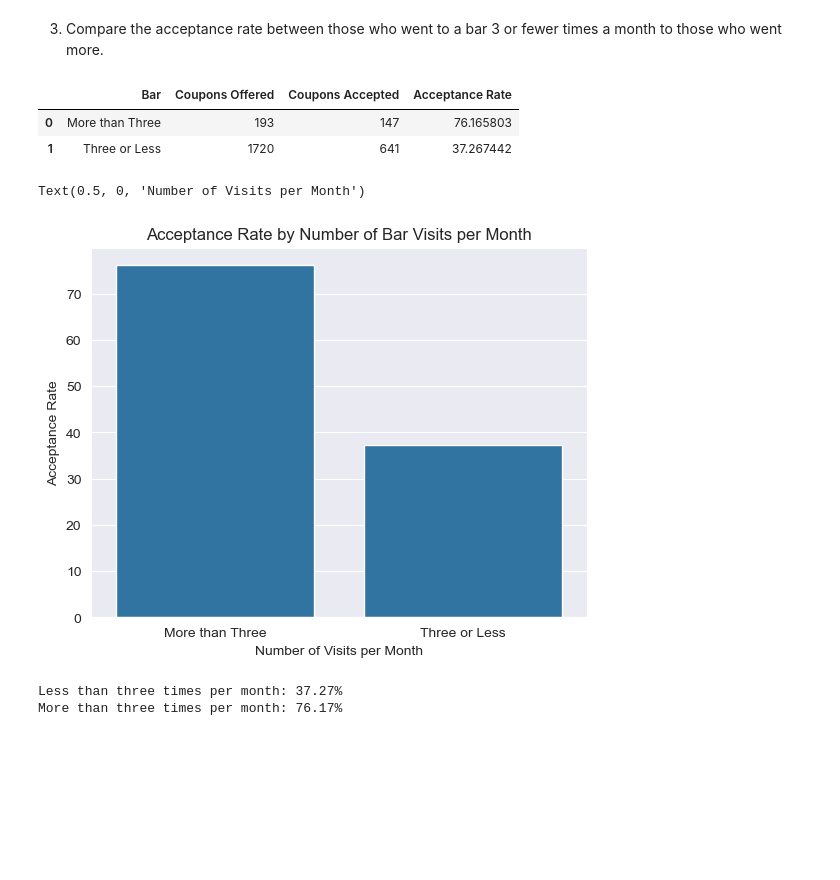
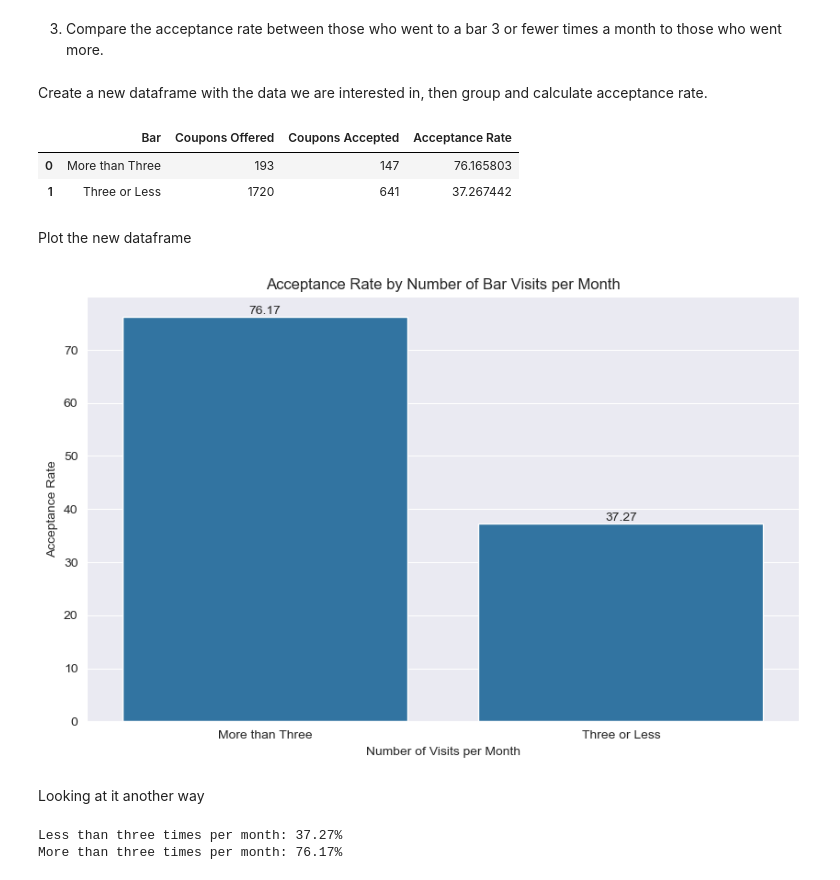
Before and after one commit to stephen-scheiman/final_assignment_5.1, a Jupyter notebook: prompt.ipynb, the cells around one changed output. Cells and saved outputs as stored; diff of their text form; code cells hidden in the pictures; blank space fills up the shorter version.

```diff
--- a/prompt.ipynb
+++ b/prompt.ipynb
@@ -202,27 +197,38 @@ Bar coupons accepted: 41.19%
 Customers accepted Bar specific coupons at a rate of 41.19%. We get that ratio by dividing the number of customers who accepted a Bar coupon by the total number of bar coupons offered.
 # %% [markdown]
 3. Compare the acceptance rate between those who went to a bar 3 or fewer times a month to those who went more.
+# %% [markdown]
+Create a new dataframe with the data we are interested in, then group and calculate acceptance rate.
 # %%
-bar_patrons = bar_df[['Bar','Y']]
-bar_patrons.loc[bar_df['Bar'].isin(['never','less1','1~3']),'Bar'] = "Three or Less"
-bar_patrons.loc[bar_df['Bar'].isin(['4~8','gt8']),'Bar'] = "More than Three"
-bar_patrons = bar_patrons.groupby('Bar').agg({'Bar':'size','Y':'sum'})
-bar_patrons.rename(columns={'Bar':'Coupons Offered','Y':'Coupons Accepted'},inplace=True)
+bar_df1 = bar_df[['Bar', 'Y']].copy() #create a new df from two columns of bar_df
+bar_df1.loc[bar_df['Bar'].isin(['never', 'less1', '1~3']), 'Bar'] = "Three or Less" #group the five categories into two
+bar_df1.loc[bar_df['Bar'].isin(['4~8', 'gt8']), 'Bar'] = "More than Three"
+bar_df1 = bar_df1.groupby('Bar').agg({'Bar': 'size', 'Y': 'sum'}) #group with agg on Bar and Y
+bar_df1.rename(columns={'Bar': 'Coupons Offered', 'Y': 'Coupons Accepted'}, inplace=True) #rename to make more sense
 
-bar_patrons['Acceptance Rate'] = bar_patrons['Coupons Accepted'] / bar_patrons['Coupons Offered'] * 100
-bar_patrons = bar_patrons.reset_index()
-bar_patrons
+bar_df1['Acceptance Rate'] = bar_df1['Coupons Accepted'] / bar_df1['Coupons Offered'] * 100 #maths
+bar_df1 = bar_df1.reset_index()
+bar_df1
 # %% [output]
 |  | Bar | Coupons Offered | Coupons Accepted | Acceptance Rate |
 | 0 | More than Three | 193 | 147 | 76.165803 |
 | 1 | Three or Less | 1720 | 641 | 37.267442 |
+# %% [markdown]
+Plot the new dataframe
 # %%
-sns.barplot(bar_patrons,x='Bar',y='Acceptance Rate')
+plt.figure(figsize=(10,6))
+ax = sns.barplot(bar_df1, x='Bar', y='Acceptance Rate')
+for bar in ax.containers[0]:
+    height = bar.get_height()
+    ax.text(bar.get_x() + bar.get_width() / 2, height,
+            f'{height:.2f}', ha='center', va='bottom')
 plt.title('Acceptance Rate by Number of Bar Visits per Month')
 plt.xlabel('Number of Visits per Month')
+plt.show()
 # %% [output]
-Text(0.5, 0, 'Number of Visits per Month')
-[figure, old version]
+[figure, new version]
+# %% [markdown]
+Looking at it another way
 # %%
 three_or_fewer = bar_df[bar_df['Bar'].isin(['never','less1','1~3'])]
 more_than_three = bar_df[bar_df['Bar'].isin(['4~8','gt8'])]
```
Also changed, not shown: parts of 11 cells of this notebook.
